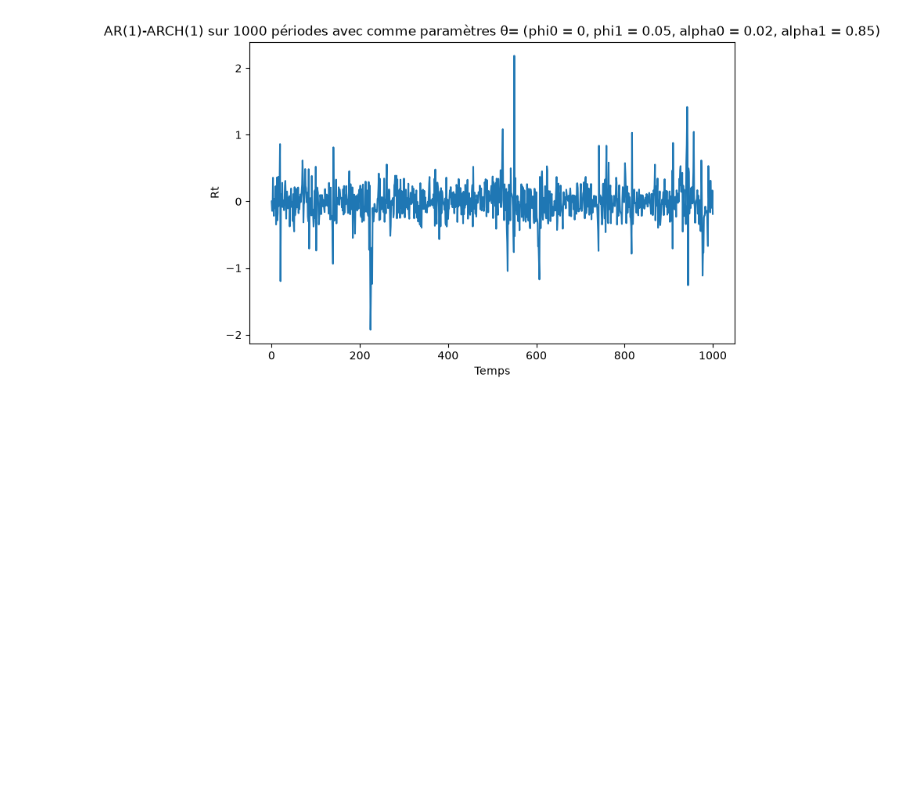
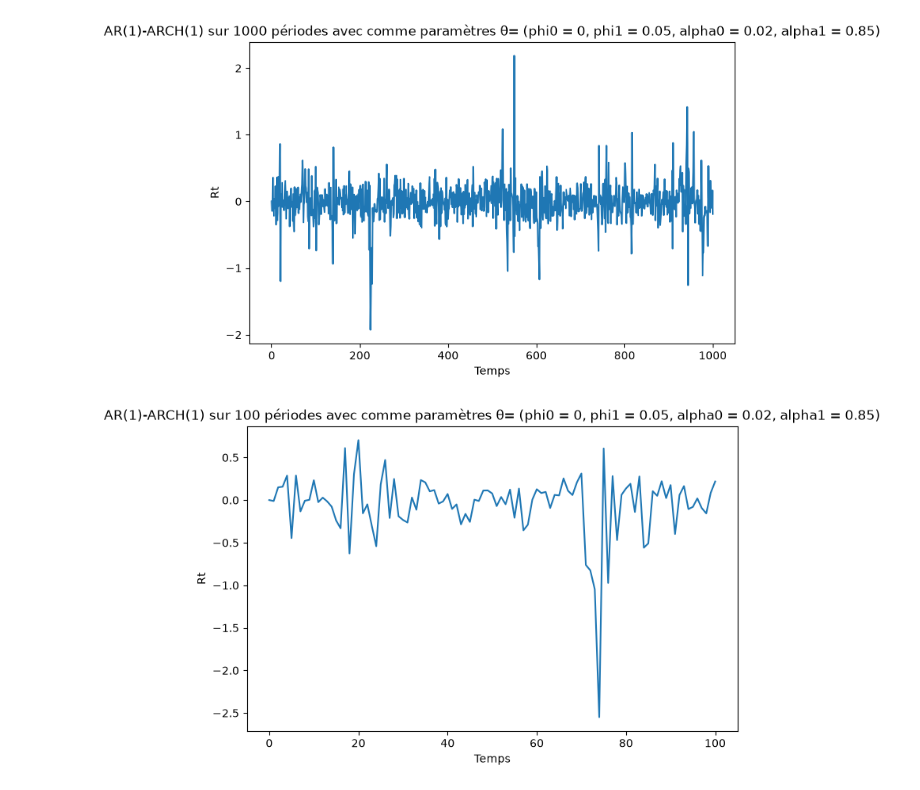
Before and after one commit to Maxime-Skryma/Spread_Crypto, a Jupyter notebook: Simulations_ARCH_AR.ipynb, the cells around one changed output. Cells and saved outputs as stored; diff of their text form; code cells hidden in the pictures; blank space fills up the shorter version.

```diff
--- a/Simulations_ARCH_AR.ipynb
+++ b/Simulations_ARCH_AR.ipynb
@@ -276,3 +276,10 @@ def log_vraisemblance(phi0,phi1,alpha0,alpha1):
         sigma_2_param=alpha0+alpha1*(actif[k+2]-phi0-phi1*actif[k+1])**2
         eps_2_param=(sigma_2_param*(rng.standard_normal()))**2
     return log_v=np.sum(termes)
+# %%
+#Implémentation de la log-vraisemblance conditionelle
+
+T=100
+_,_,actif=AR_ARCH(0,T,phi0,phi1,alpha0,alpha1) #On est censé connaître les 2 premiers,
+# %% [output]
+[figure, added]
```
Also changed, not shown: parts of 2 cells of this notebook.
